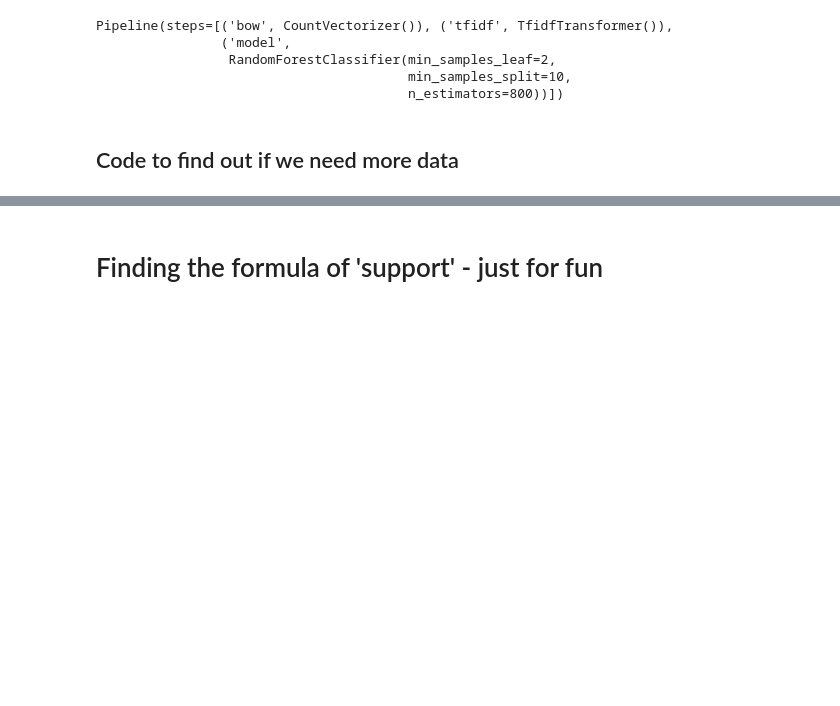
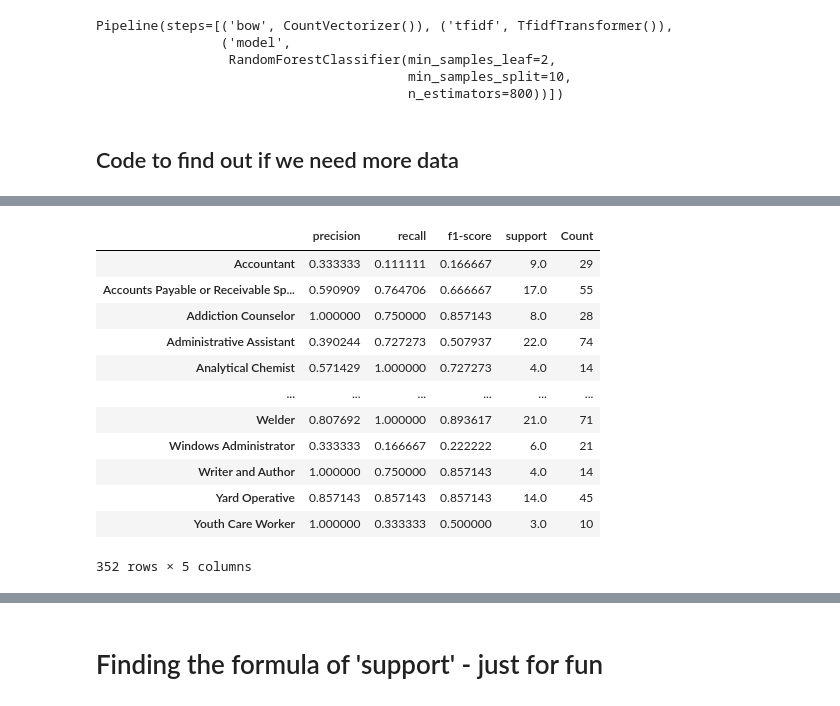
Before and after one commit to Yogev-H/JobTitleClassifier, a Jupyter notebook: report_need_more_data.ipynb, the cells around one changed output, grey strips where cells are left out. Drawn from its saved outputs; the diff is of its cells as text; code cells hidden in the pictures; blank space fills up the shorter version.

```diff
--- a/report_need_more_data.ipynb
+++ b/report_need_more_data.ipynb
@@ -141,4 +175,19 @@ df1.rename({'JobTitle':'Count'}, inplace=True,axis='columns')
 # %%
 df_report = pd.concat([df_report, df1], axis=1)
+df_report
+# %% [output]
+|  | precision | recall | f1-score | support | Count |
+| Accountant | 0.333333 | 0.111111 | 0.166667 | 9.0 | 29 |
+| Accounts Payable or Receivable Sp... | 0.590909 | 0.764706 | 0.666667 | 17.0 | 55 |
+| Addiction Counselor | 1.000000 | 0.750000 | 0.857143 | 8.0 | 28 |
+| Administrative Assistant | 0.390244 | 0.727273 | 0.507937 | 22.0 | 74 |
+| Analytical Chemist | 0.571429 | 1.000000 | 0.727273 | 4.0 | 14 |
+| ... | ... | ... | ... | ... | ... |
+| Welder | 0.807692 | 1.000000 | 0.893617 | 21.0 | 71 |
+| Windows Administrator | 0.333333 | 0.166667 | 0.222222 | 6.0 | 21 |
+| Writer and Author | 1.000000 | 0.750000 | 0.857143 | 4.0 | 14 |
+| Yard Operative | 0.857143 | 0.857143 | 0.857143 | 14.0 | 45 |
+| Youth Care Worker | 1.000000 | 0.333333 | 0.500000 | 3.0 | 10 |
+352 rows × 5 columns
 # %%
 under_20 =  df_report[df_report.Count<=20]
```
Also changed, not shown: parts of 13 cells of this notebook.
